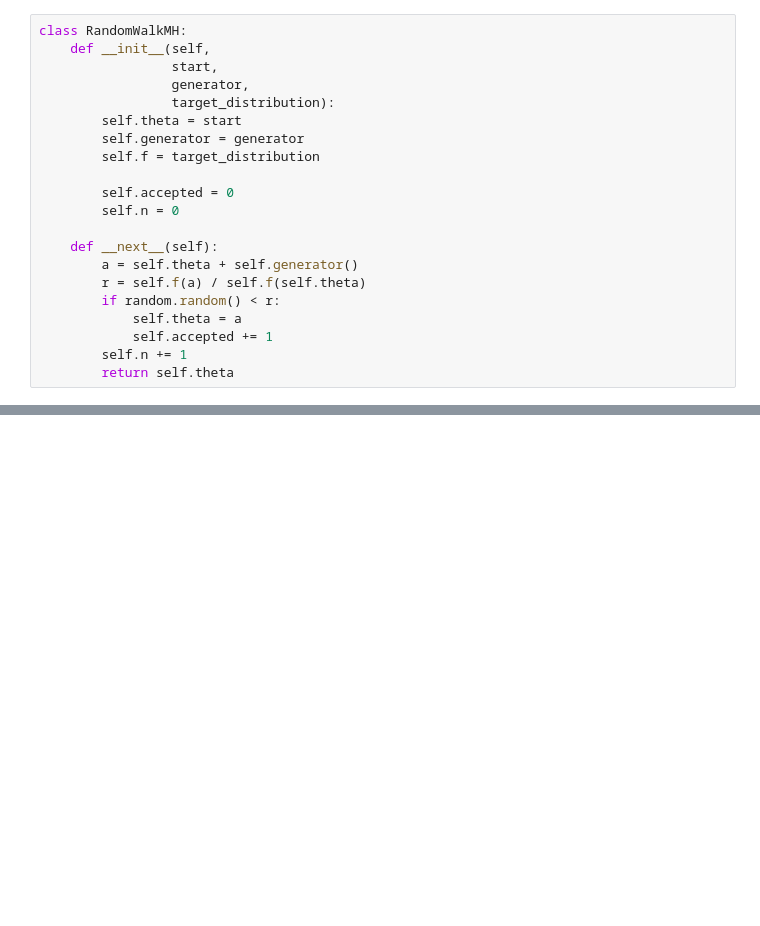
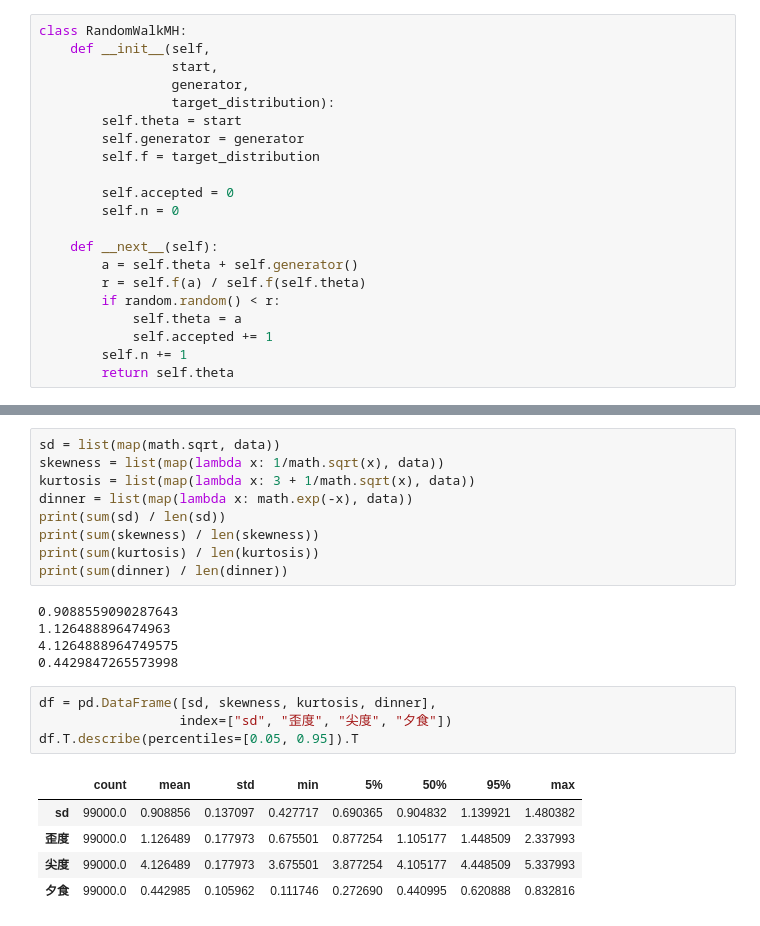
Before and after one commit to tansunogon/mcmc, a Jupyter notebook: chap4.Motropolis-Hastings_methods.ipynb, the cells around one changed output, grey strips where cells are left out. Drawn from its saved outputs; the diff is of its cells as text; blank space fills up the shorter version.

```diff
--- a/chap4.Motropolis-Hastings_methods.ipynb
+++ b/chap4.Motropolis-Hastings_methods.ipynb
@@ -98,0 +120,24 @@ experiment(alg, 100000, 1000)
+# %%
+sd = list(map(math.sqrt, data))
+skewness = list(map(lambda x: 1/math.sqrt(x), data))
+kurtosis = list(map(lambda x: 3 + 1/math.sqrt(x), data))
+dinner = list(map(lambda x: math.exp(-x), data))
+print(sum(sd) / len(sd))
+print(sum(skewness) / len(skewness))
+print(sum(kurtosis) / len(kurtosis))
+print(sum(dinner) / len(dinner))
+# %% [output]
+0.9088559090287643
+1.126488896474963
+4.1264888964749575
+0.4429847265573998
+# %%
+df = pd.DataFrame([sd, skewness, kurtosis, dinner],
+                  index=["sd", "歪度", "尖度", "夕食"])
+df.T.describe(percentiles=[0.05, 0.95]).T
+# %% [output]
+|  | count | mean | std | min | 5% | 50% | 95% | max |
+| sd | 99000.0 | 0.908856 | 0.137097 | 0.427717 | 0.690365 | 0.904832 | 1.139921 | 1.480382 |
+| 歪度 | 99000.0 | 1.126489 | 0.177973 | 0.675501 | 0.877254 | 1.105177 | 1.448509 | 2.337993 |
+| 尖度 | 99000.0 | 4.126489 | 0.177973 | 3.675501 | 3.877254 | 4.105177 | 4.448509 | 5.337993 |
+| 夕食 | 99000.0 | 0.442985 | 0.105962 | 0.111746 | 0.272690 | 0.440995 | 0.620888 | 0.832816 |
```
Also changed, not shown: parts of 11 cells of this notebook, 1 other file.
